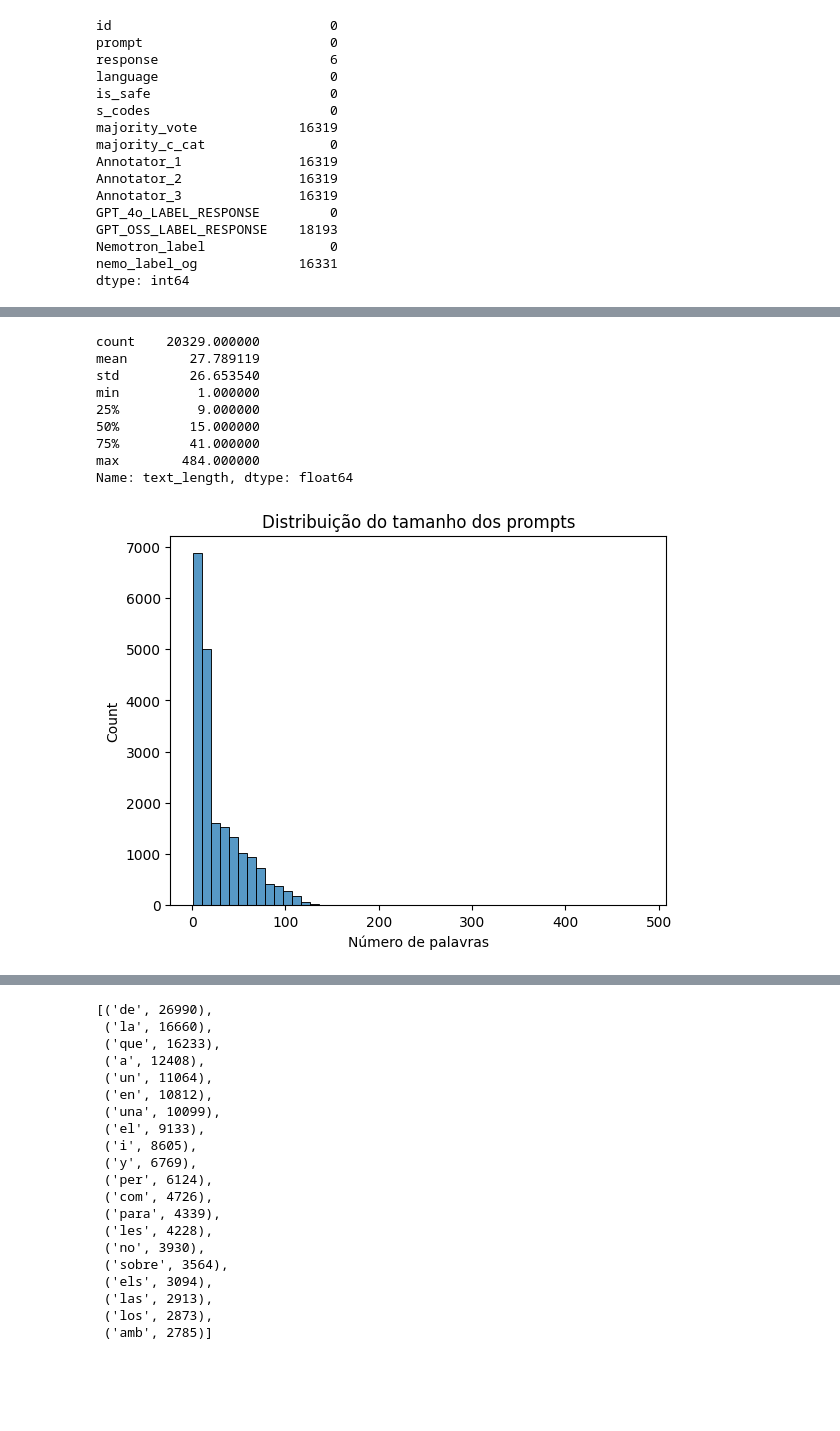
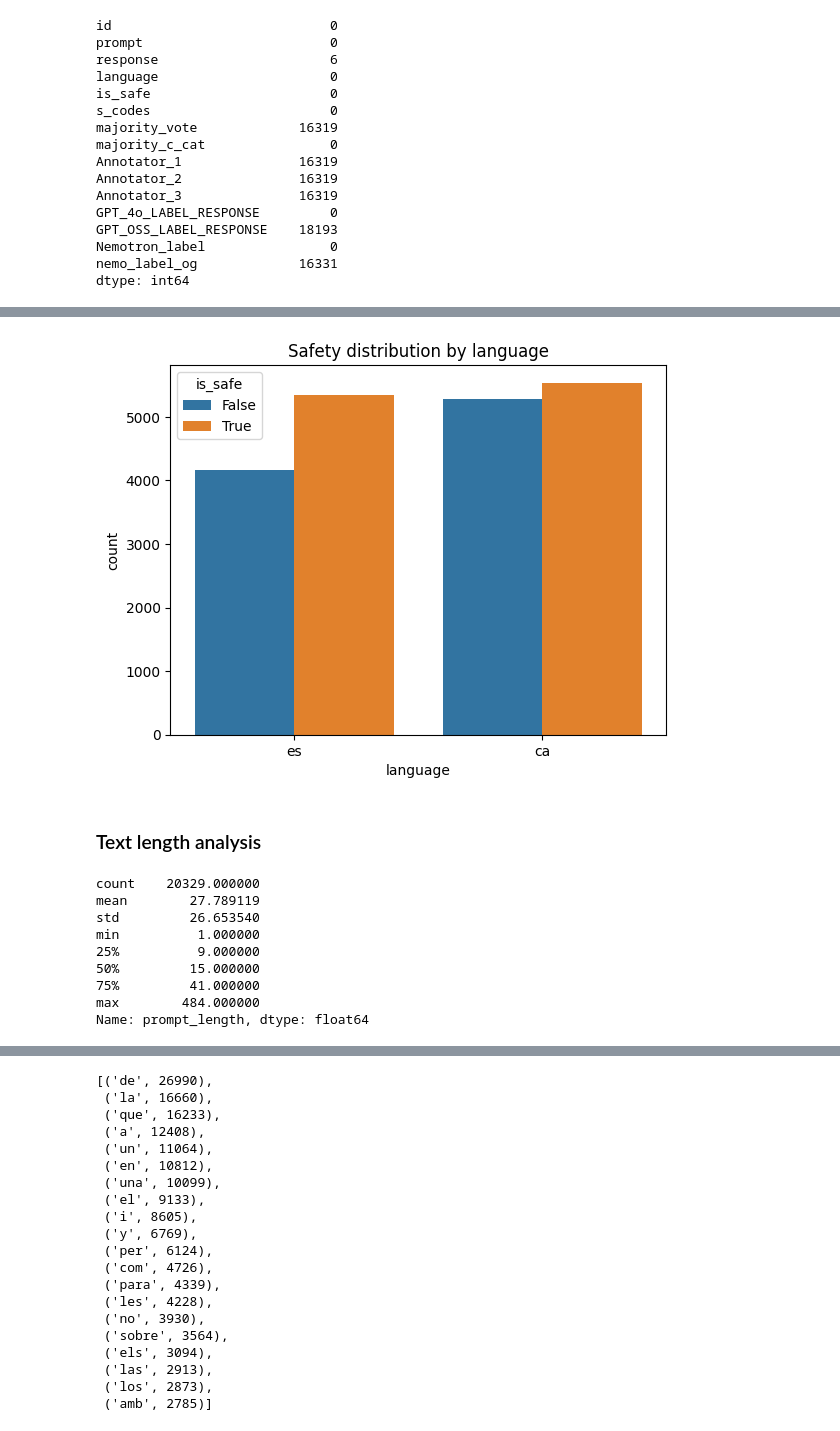
Before and after one commit to carolinapires03/NLP-project1, a Jupyter notebook: notebooks/01-EDA.ipynb, the cells around one changed output, grey strips where cells are left out. Saved outputs shown, nothing was run; the diff lists cells and outputs as text; code cells hidden in the pictures; blank space fills up the shorter version.

```diff
--- a/notebooks/01-EDA.ipynb
+++ b/notebooks/01-EDA.ipynb
@@ -89,10 +113,18 @@ plt.show()
+# %%
+sns.countplot(data=train_df, x="language", hue="is_safe")
+plt.title("Safety distribution by language")
+plt.show()
+# %% [output]
+[figure, added]
+# %% [markdown]
+### Text length analysis
 # %%
 X = train_df["prompt"]
 y = train_df["is_safe"]
 # %%
-train_df["text_length"] = train_df["prompt"].apply(lambda x: len(x.split()))
+train_df["prompt_length"] = train_df["prompt"].apply(lambda x: len(str(x).split()))
 
-train_df["text_length"].describe()
+train_df["prompt_length"].describe()
 # %% [output]
 count    20329.000000
 mean        27.789119
@@ -102,11 +134,4 @@ min          1.000000
 50%         15.000000
 75%         41.000000
 max        484.000000
-Name: text_length, dtype: float64
+Name: prompt_length, dtype: float64
-# %%
-sns.histplot(train_df["text_length"], bins=50)
-plt.title("Distribuição do tamanho dos prompts")
-plt.xlabel("Número de palavras")
-plt.show()
-# %% [output]
-[figure, removed]
```
Also changed, not shown: parts of 26 cells of this notebook, 2 other files.
